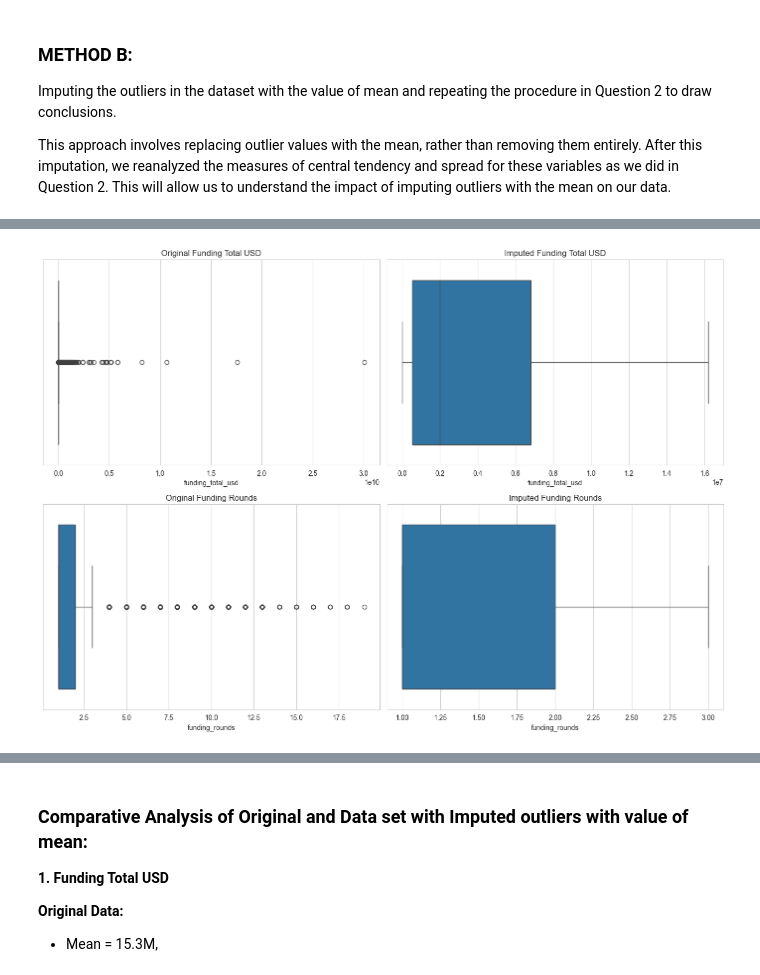
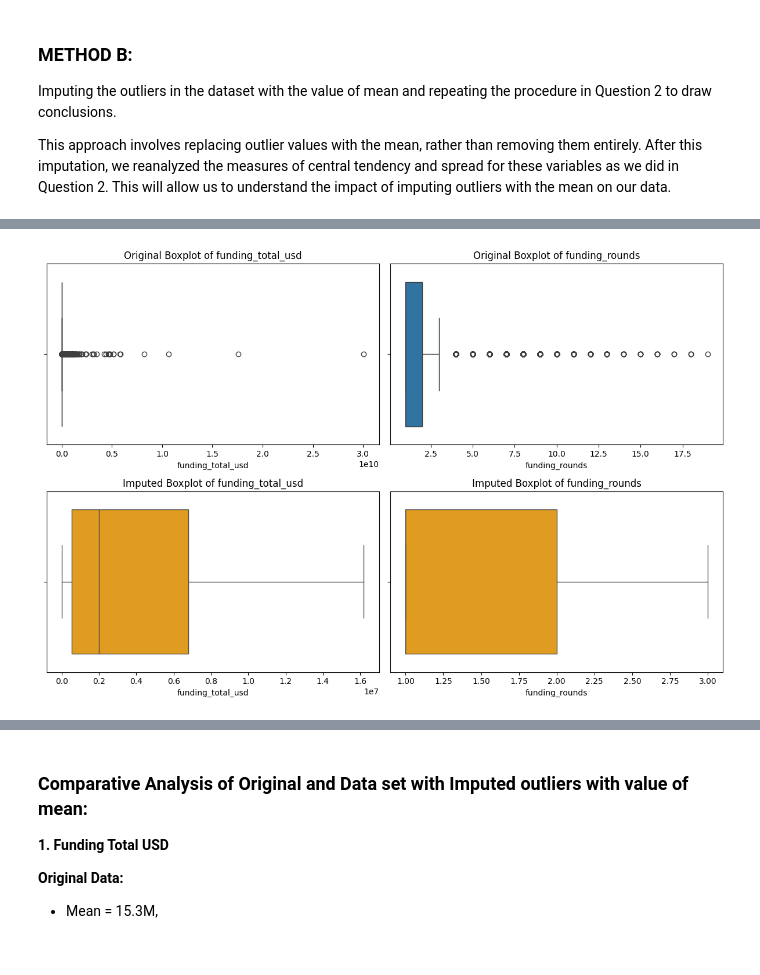
Before and after one commit to andresbrcu2020/World_StartUp_Analysis, a Jupyter notebook: World_Startup_Data_Analysis.ipynb, the cells around one changed output, grey strips where cells are left out. Saved outputs shown, nothing was run; the diff lists cells and outputs as text; code cells hidden in the pictures.

```diff
--- a/World_Startup_Data_Analysis.ipynb
+++ b/World_Startup_Data_Analysis.ipynb
@@ -1085,17 +1132,22 @@ comparative_results_imputed_corrected
 # %%
-# Plotting distributions before and after imputing outliers
-fig, axes = plt.subplots(2, 2, figsize=(14, 10))
+# Creating boxplots for the original and imputed data
 
-# Funding Total USD
-sns.boxplot(x=df['funding_total_usd'], ax=axes[0, 0]).set_title('Original Funding Total USD')
-sns.boxplot(x=df_imputed_corrected['funding_total_usd'], ax=axes[0, 1]).set_title('Imputed Funding Total USD')
+fig, axes = plt.subplots(2, 2, figsize=(12, 8))
 
-# Funding Rounds
-sns.boxplot(x=df['funding_rounds'], ax=axes[1, 0]).set_title('Original Funding Rounds')
-sns.boxplot(x=df_imputed_corrected['funding_rounds'], ax=axes[1, 1]).set_title('Imputed Funding Rounds')
+# Original Boxplots
+sns.boxplot(x=df['funding_total_usd'], ax=axes[0, 0])
+axes[0, 0].set_title('Original Boxplot of funding_total_usd')
+sns.boxplot(x=df['funding_rounds'], ax=axes[0, 1])
+axes[0, 1].set_title('Original Boxplot of funding_rounds')
+
+# Imputed Boxplots
+sns.boxplot(x=df_imputed['funding_total_usd'], ax=axes[1, 0], color='orange')
+axes[1, 0].set_title('Imputed Boxplot of funding_total_usd')
+sns.boxplot(x=df_imputed['funding_rounds'], ax=axes[1, 1], color='orange')
+axes[1, 1].set_title('Imputed Boxplot of funding_rounds')
 
 plt.tight_layout()
 plt.show();
 # %% [output]
-[figure, old version]
+[figure, new version]
 # %%
```
Also changed, not shown: parts of 31 cells of this notebook.
